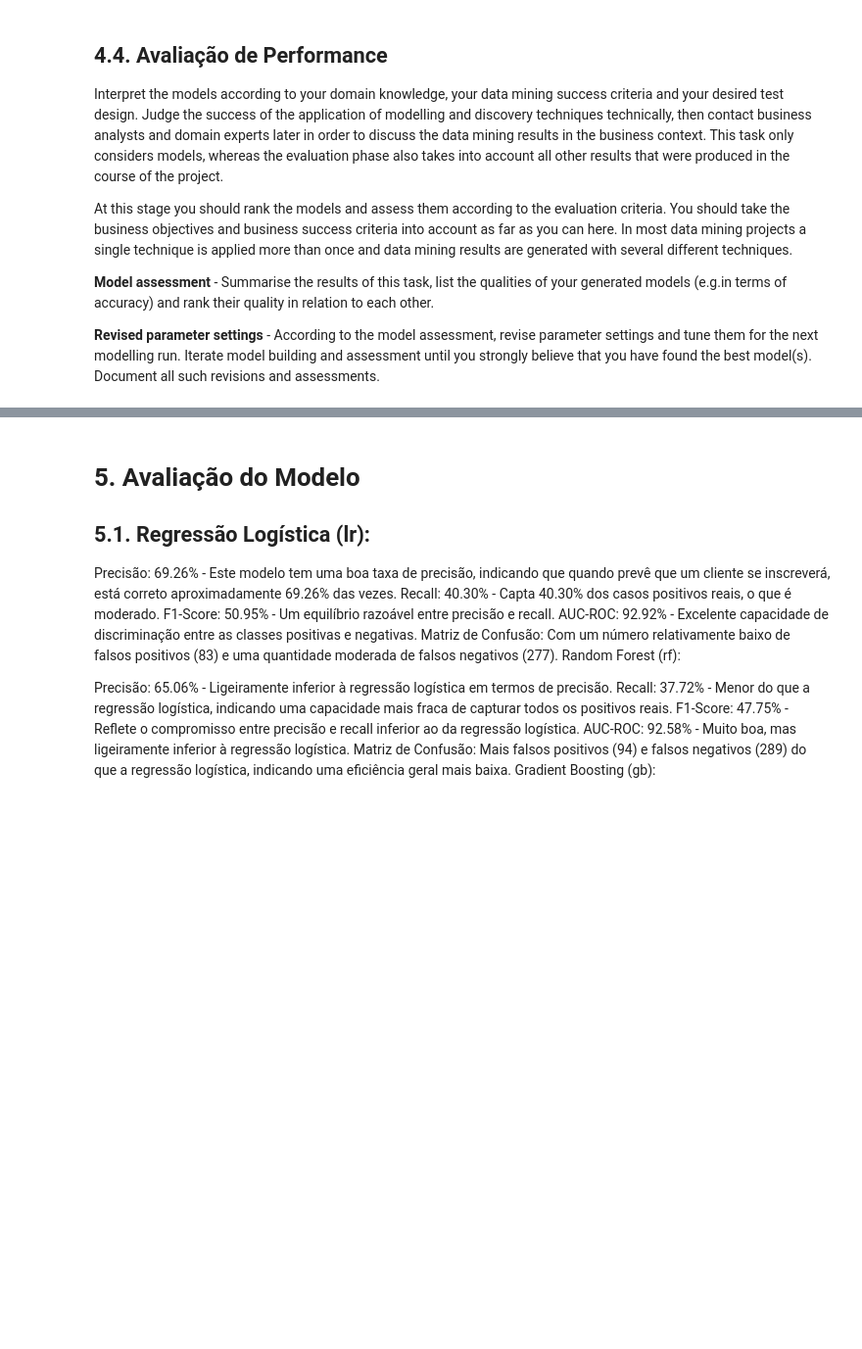
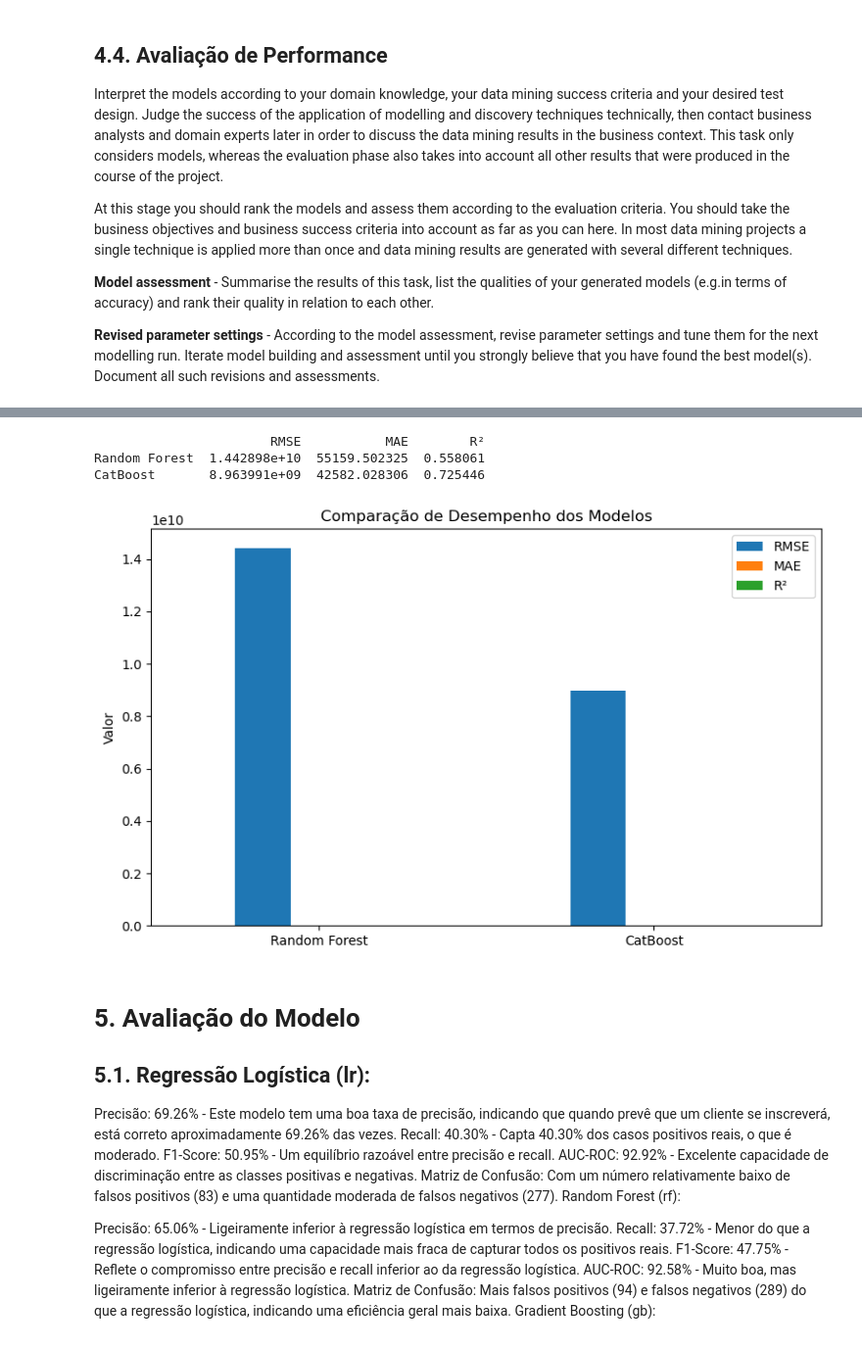
Before and after one commit to paulolmachado/ProjetoFinalCeub, a Jupyter notebook: Projeto_Final.ipynb, the cells around one changed output, grey strips where cells are left out. Shown at 98% size. Drawn from its saved outputs; the diff is of its cells as text; code cells hidden in the pictures; blank space fills up the shorter version.

```diff
--- a/Projeto_Final.ipynb
+++ b/Projeto_Final.ipynb
@@ -871,3 +925,37 @@ for model_key in models:
+# %%
+# Previsões
+y_pred_rf = grid_rf.predict(X_test)
+y_pred_cb = grid_cb.predict(X_test)
+
+# Função para consolidar as métricas
+def avaliar_modelo(y_true, y_pred):
+    return {
+        'RMSE': mean_squared_error(y_true, y_pred),
+        'MAE': mean_absolute_error(y_true, y_pred),
+        'R²': r2_score(y_true, y_pred)
+    }
+
+# Avaliação dos modelos
+avaliacao_rf = avaliar_modelo(y_test, y_pred_rf)
+avaliacao_cb = avaliar_modelo(y_test, y_pred_cb)
+
+# Exibir comparativo
+df_resultados = pd.DataFrame([avaliacao_rf, avaliacao_cb], index=['Random Forest', 'CatBoost'])
+print(df_resultados)
+# %% [output]
+                       RMSE           MAE        R²
+Random Forest  1.442898e+10  55159.502325  0.558061
+CatBoost       8.963991e+09  42582.028306  0.725446
+# %%
+df_resultados.plot(kind='bar', figsize=(8, 5))
+plt.title('Comparação de Desempenho dos Modelos')
+plt.ylabel('Valor')
+plt.xticks(rotation=0)
+plt.legend(loc='best')
+plt.tight_layout()
+plt.show()
+# %% [output]
+[figure, added]
 # %% [markdown]
 # 5. Avaliação do Modelo <a class="anchor" id="avaliacao-modelo"></a>
 
```
Also changed, not shown: parts of 11 cells of this notebook, 4 other files.
